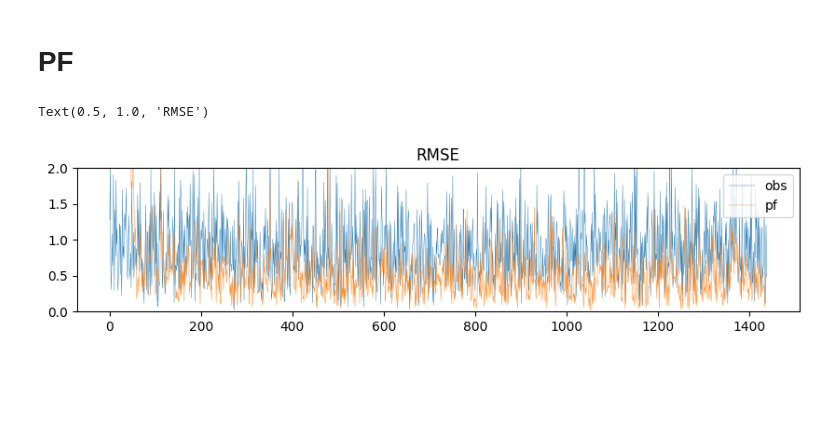
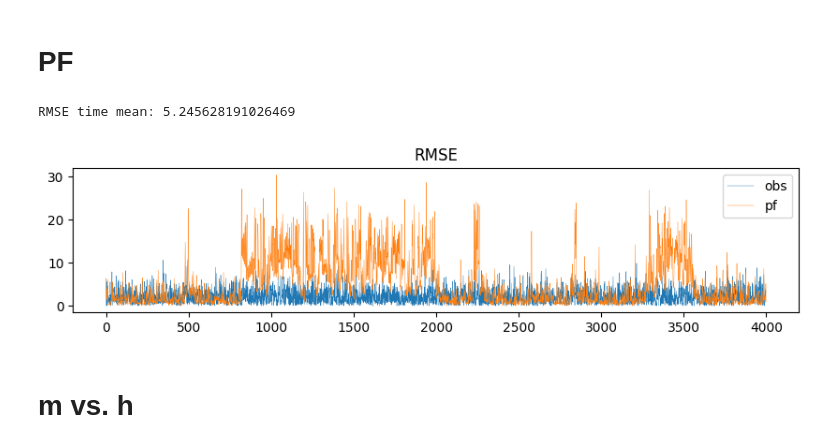
Before and after one commit to KotaTakeda/da_py, a Jupyter notebook: examples/l63_pf.ipynb, the cells around one changed output. Saved outputs shown, nothing was run; the diff lists cells and outputs as text; code cells hidden in the pictures; blank space fills up the shorter version.

```diff
--- a/examples/l63_pf.ipynb
+++ b/examples/l63_pf.ipynb
@@ -18,15 +18,22 @@ s = 10
 b = 8/3
 r = 28
 
-# dt: 時間刻み
-dt = 0.05
+# time step size
+dt = 0.01
+
+# obs_per
+obs_per = 12
+
+# Dt: 時間刻み
+# NOTE: nature runの生成に使ったdtに対して，Dt = dt * obs_perとなるように設定．
+Dt = dt * obs_per
 
 lorenz = gen_l63(s, r, b)
 # モデルの遷移関数(非線形)
 # 0.01ずつ時間発展させる
 # dtは同化step
-def M(x, dt):
-    for i in range(int(dt/0.01)):
+def M(x, Dt):
+    for i in range(int(Dt/0.01)):
         x = rk4(lorenz, 0, x, 0.01)
     return x
 
@@ -34,29 +41,29 @@ def M(x, dt):
 I = np.eye(3)
 
 # 観測
-H = I
+# H = I
 H = np.eye(1,3)
-H = np.eye(2,3)
+# H = np.eye(2,3)
 
 # モデル誤差共分散, 最初は完全モデルを仮定
 Q = np.zeros((3, 3))
 
 # 観測誤差共分散, 後で定数倍の変化をさせる.
-r = 1
-R = r*I
+r0 = 8
+R = r0*I
 
 # 観測値と真値
 end_step = -1 # 開発用
 x_true = np.load('x_true_l63.npy')[:end_step]
 y = np.load('x_obs_l63.npy')[:end_step]
-if not np.isclose(r, 1.0):
-    y = x_true + np.random.normal(loc=0, scale=r, size=x_true.shape) # R = r*I
+if not np.isclose(r0, 1.0):
+    y = x_true + np.random.normal(loc=0, scale=np.sqrt(r0), size=x_true.shape) # R = r0*I
 
 y = y@H.T
 R = H@R@H.T
 
 # additive inflation
-h = 0.4
+h = 0.2
 
 # KFの初期値
 seed = 1
@@ -66,9 +73,9 @@ x_0 = x_true[np.random.randint(len(x_true)-1)]
 P_0 = 64*I
 # %%
 end = len(y)
-pf = PF(M, H, R, x_0, P_0, m=30, seed=seed, N_thr=.9, add_inflation=h)
+pf = PF(M, H, R, x_0, P_0, m=80, seed=seed, N_thr=.9, add_inflation=h)
 for y_obs in tqdm(y[:end]):
-    pf.forecast(dt)
+    pf.forecast(Dt)
     pf.update(y_obs)
 
     if False:
@@ -88,12 +95,15 @@ x_assim = pf.x
 # %%
 # plot rmse
 fig, ax = plt.subplots(figsize=(10, 2))
 plot_loss(x_true[:end]@H.T, y[:end], loss_rms, ax=ax, label='obs', lw=0.3)
 plot_loss(x_true[:end], x_assim[:end], loss_rms, ax=ax, label='pf', lw=0.3)
 # plt.plot(np.sqrt(pf.trP), lw=0.3, label='trP')
 ax.legend()
-ax.set_ylim([0,2])
+# ax.set_ylim([0,2])
 ax.set_title("RMSE")
+print("RMSE time mean:", loss_rms(x_true, x_assim)[200:].mean())
 # %% [output]
-Text(0.5, 1.0, 'RMSE')
+RMSE time mean: 5.245628191026469
-[figure, old version]
+[figure, new version]
+# %% [markdown]
+# m vs. h
```
Also changed, not shown: parts of 3 cells of this notebook, 2 other files.
